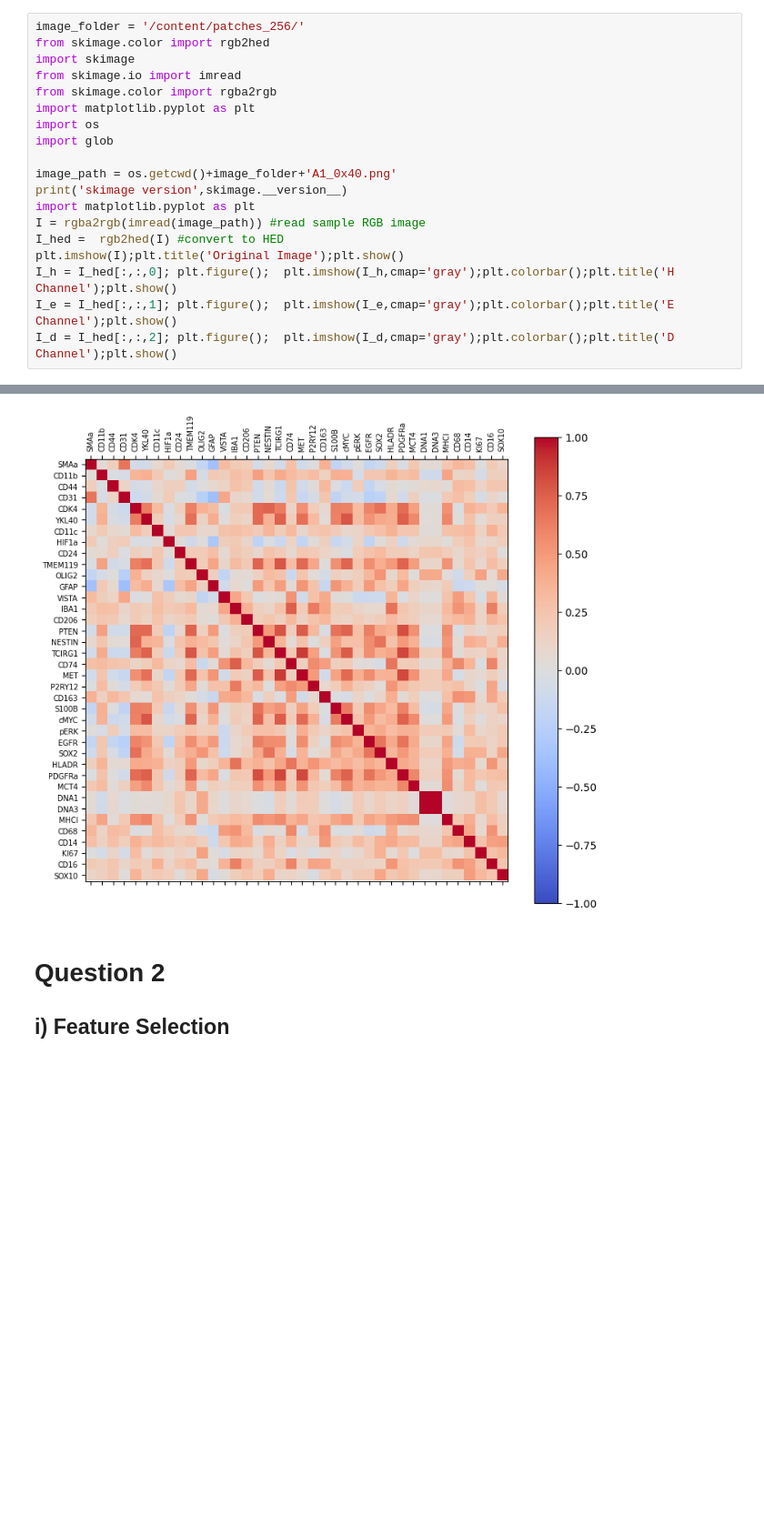
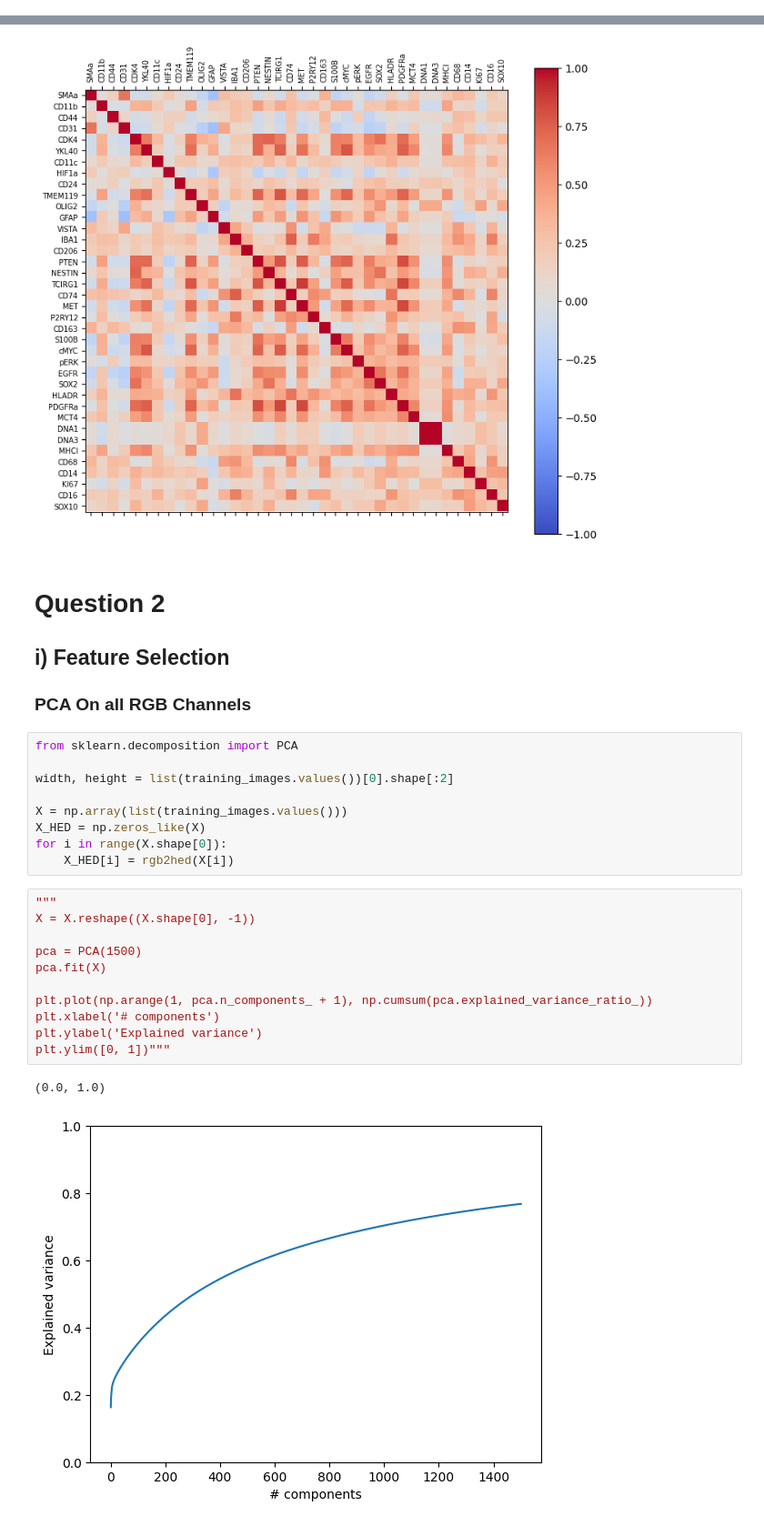
Before and after one commit to gblawrence03/CS909-materials, a Jupyter notebook: 2025/A2/assignment.ipynb, the cells around one changed output, grey strips where cells are left out. Shown at 91% size. Cells and saved outputs as stored; diff of their text form; blank space fills up the shorter version.

```diff
--- a/2025/A2/assignment.ipynb
+++ b/2025/A2/assignment.ipynb
@@ -125,22 +138,3 @@ Name: count, Length: 6795, dtype: int64
 We can see the peaks in the above value counts. The frequency peaks are at very specific values, whereas all (except one) other values have a frequency of 1. Plus, there are no values below the peaks. One possible explanation for this suggests that maybe originally there were values below the peaks, but they were for some reason all grouped into that one peak value.
 
 ## <a id='toc1_3_'></a>[iii) Image Preprocessing](#toc0_)
-# %%
-image_folder = '/content/patches_256/'
-from skimage.color import rgb2hed
-import skimage
-from skimage.io import imread
-from skimage.color import rgba2rgb
-import matplotlib.pyplot as plt
-import os
-import glob
-
-image_path = os.getcwd()+image_folder+'A1_0x40.png'
-print('skimage version',skimage.__version__)
-import matplotlib.pyplot as plt
-I = rgba2rgb(imread(image_path)) #read sample RGB image
-I_hed =  rgb2hed(I) #convert to HED
-plt.imshow(I);plt.title('Original Image');plt.show()
-I_h = I_hed[:,:,0]; plt.figure();  plt.imshow(I_h,cmap='gray');plt.colorbar();plt.title('H Channel');plt.show()
-I_e = I_hed[:,:,1]; plt.figure();  plt.imshow(I_e,cmap='gray');plt.colorbar();plt.title('E Channel');plt.show()
-I_d = I_hed[:,:,2]; plt.figure();  plt.imshow(I_d,cmap='gray');plt.colorbar();plt.title('D Channel');plt.show()
@@ -315,3 +314,28 @@ ax.set_yticklabels(protein_names, fontsize=7);
 # Question 2
 
 ## i) Feature Selection
+
+### PCA On all RGB Channels
+# %%
+from sklearn.decomposition import PCA
+
+width, height = list(training_images.values())[0].shape[:2]
+
+X = np.array(list(training_images.values()))
+X_HED = np.zeros_like(X)
+for i in range(X.shape[0]):
+    X_HED[i] = rgb2hed(X[i])
+# %%
+"""
+X = X.reshape((X.shape[0], -1))
+
+pca = PCA(1500)
+pca.fit(X)
+
+plt.plot(np.arange(1, pca.n_components_ + 1), np.cumsum(pca.explained_variance_ratio_))
+plt.xlabel('# components')
+plt.ylabel('Explained variance')
+plt.ylim([0, 1])"""
+# %% [output]
+(0.0, 1.0)
+[figure, added]
```
Also changed, not shown: parts of 17 cells of this notebook.
